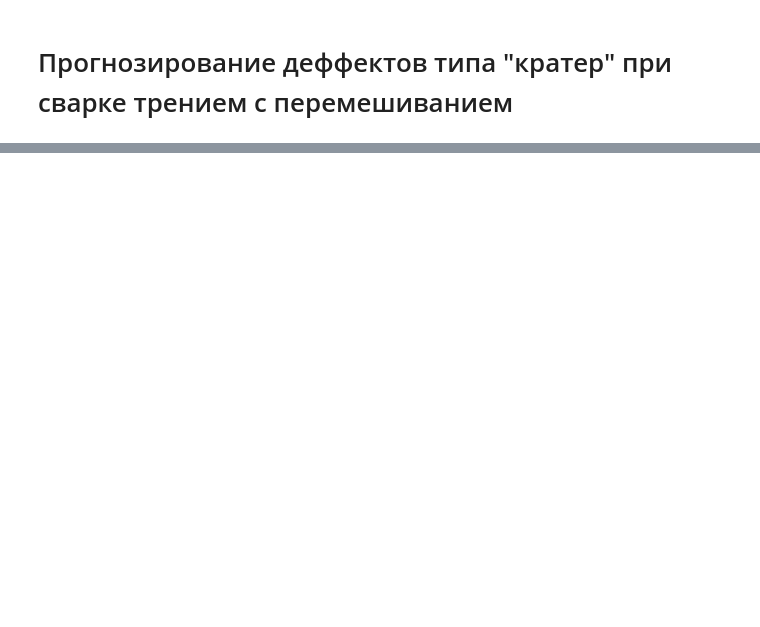
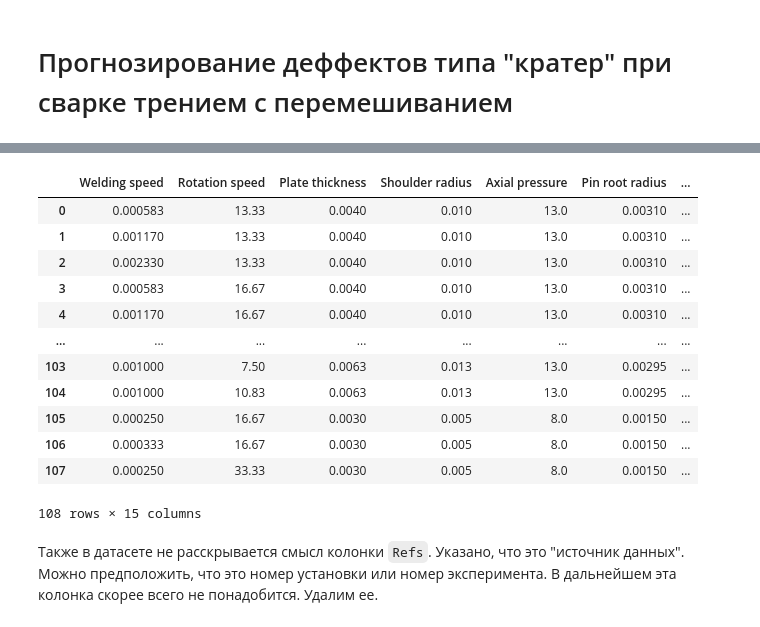
Before and after one commit to ananasn/welding-ml, a Jupyter notebook: welding.ipynb, the cells around one changed output, grey strips where cells are left out. Saved outputs shown, nothing was run; the diff lists cells and outputs as text; code cells hidden in the pictures; blank space fills up the shorter version.

Commit message:
add clean data

```diff
--- a/welding.ipynb
+++ b/welding.ipynb
@@ -29,0 +170,3 @@
+# %%
+data.rename(columns={'Unnamed: 1' : 'Alloy type'}, inplace=True)
+data.head()
@@ -29,0 +195,14 @@
+# %%
+
+encoder = OneHotEncoder(handle_unknown='ignore')
+alloytype_column =  data.loc[:, ['Alloy type']] # извлекаем столбец как датафрейм
+encoder.fit(alloytype_column)
+print(encoder.categories_)
+
+cols_enc = encoder.transform(alloytype_column).toarray()
+cols_names = encoder.get_feature_names_out()
+new_data = pd.DataFrame(cols_enc, columns=cols_names)
+print(new_data)
+
+data = pd.concat([data, new_data], axis=1)
+data.drop('Alloy type', axis=1, inplace=True)
@@ -29,0 +228,41 @@
+# %%
+cols_to_float = [
+    'Welding speed',
+    'Rotation speed',
+    'Plate thickness',
+    'Shoulder radius',
+    'Pin root radius',
+    'Pin tip radius',
+    'Thermal diffusivity',
+    'Yield strength',
+    'Axial pressure',
+    'Tilt angle'
+]
+
+cols_asteriks = ['Axial pressure', 'Tilt angle']
+
+for name in cols_to_float:
+    col = data[name]
+    if name in cols_asteriks:
+        col = col.map(lambda v: v.replace('*', '').strip())
+    data[name] = col.astype(float)
+
+data.dtypes
+data
+# %% [output]
+|  | Welding speed | Rotation speed | Plate thickness | Shoulder radius | Axial pressure | Pin root radius | ... |
+| 0 | 0.000583 | 13.33 | 0.0040 | 0.010 | 13.0 | 0.00310 | ... |
+| 1 | 0.001170 | 13.33 | 0.0040 | 0.010 | 13.0 | 0.00310 | ... |
+| 2 | 0.002330 | 13.33 | 0.0040 | 0.010 | 13.0 | 0.00310 | ... |
+| 3 | 0.000583 | 16.67 | 0.0040 | 0.010 | 13.0 | 0.00310 | ... |
+| 4 | 0.001170 | 16.67 | 0.0040 | 0.010 | 13.0 | 0.00310 | ... |
+| ... | ... | ... | ... | ... | ... | ... | ... |
+| 103 | 0.001000 | 7.50 | 0.0063 | 0.013 | 13.0 | 0.00295 | ... |
+| 104 | 0.001000 | 10.83 | 0.0063 | 0.013 | 13.0 | 0.00295 | ... |
+| 105 | 0.000250 | 16.67 | 0.0030 | 0.005 | 8.0 | 0.00150 | ... |
+| 106 | 0.000333 | 16.67 | 0.0030 | 0.005 | 8.0 | 0.00150 | ... |
+| 107 | 0.000250 | 33.33 | 0.0030 | 0.005 | 8.0 | 0.00150 | ... |
+108 rows × 15 columns
+# %% [markdown]
+Также в датасете не расскрывается смысл колонки `Refs`. Указано, что это "источник данных". Можно предположить, что это номер установки или номер эксперимента.
+В дальнейшем эта колонка скорее всего не понадобится. Удалим ее.
```
Also changed, not shown: parts of 27 cells of this notebook.
